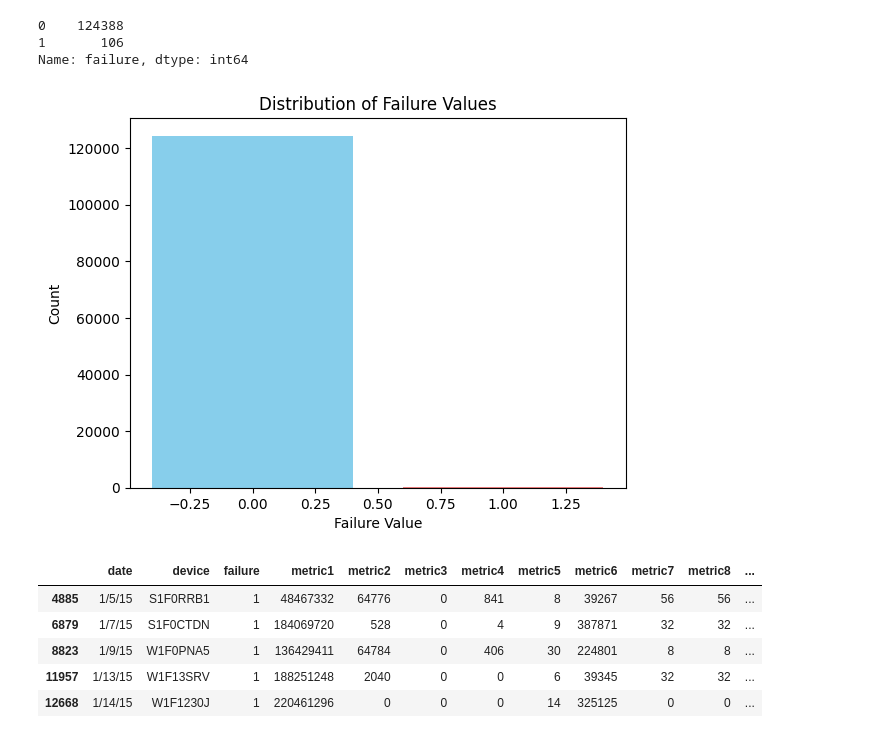
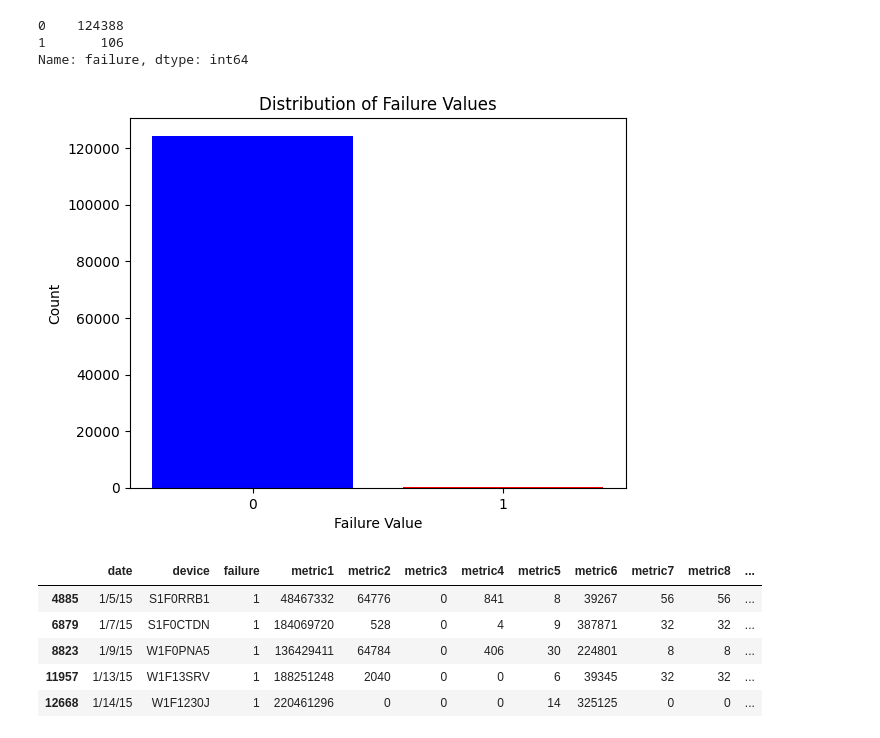
Before and after one commit to umar1207/machine-failure-prediction, a Jupyter notebook: data_analysis.ipynb, the cells around one changed output. Drawn from its saved outputs; the diff is of its cells as text; code cells hidden in the pictures.

```diff
--- a/data_analysis.ipynb
+++ b/data_analysis.ipynb
@@ -51,18 +51,18 @@ Name: failure, dtype: int64
 # %%
 import matplotlib.pyplot as plt
 
 values = df["failure"].value_counts().sort_index()  # Count occurrences
-labels = values.index.to_numpy()  # Extract labels
 counts = values.to_numpy()  # Extract counts
+labels = ['0','1']
 
-plt.bar(labels, counts, color=["skyblue", "lightcoral"])  # Set colors for each value
+plt.bar(labels, counts, color=["blue", "red"])  # Set colors for each value
 plt.xlabel("Failure Value")
 plt.ylabel("Count")
 plt.title("Distribution of Failure Values")
-plt.xticks(rotation=0)  # Rotate labels for readability
+# plt.xticks(rotation=0)  # Rotate labels for readability
 plt.show()
 # %% [output]
-[figure, old version]
+[figure, new version]
 # %%
 # # Pie chart
 # data = [values[0], values[1]]
```
Also changed, not shown: parts of 2 cells of this notebook.
